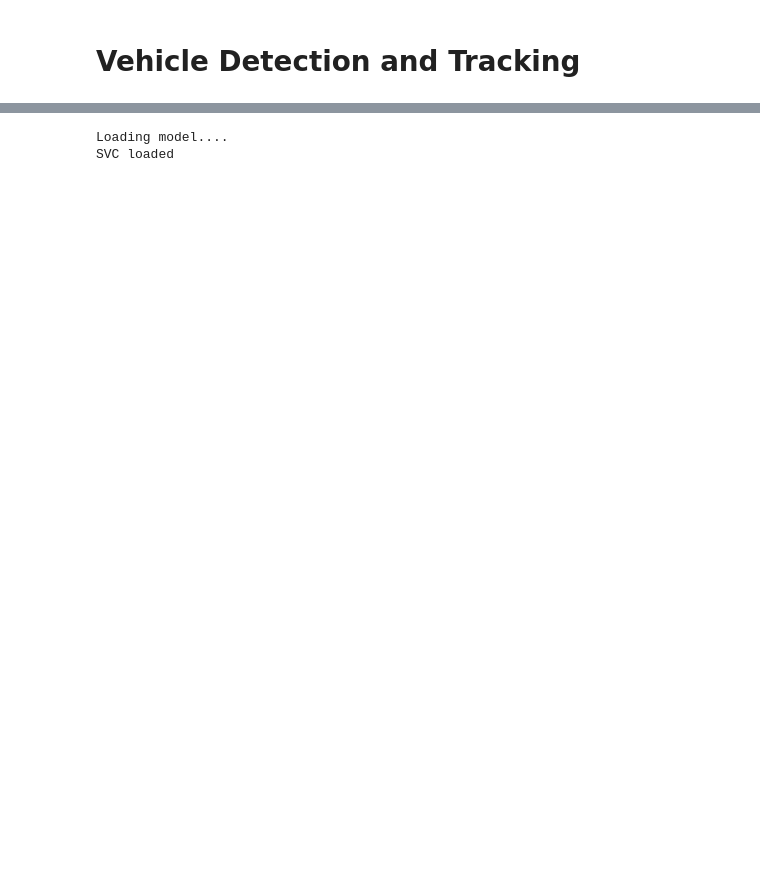
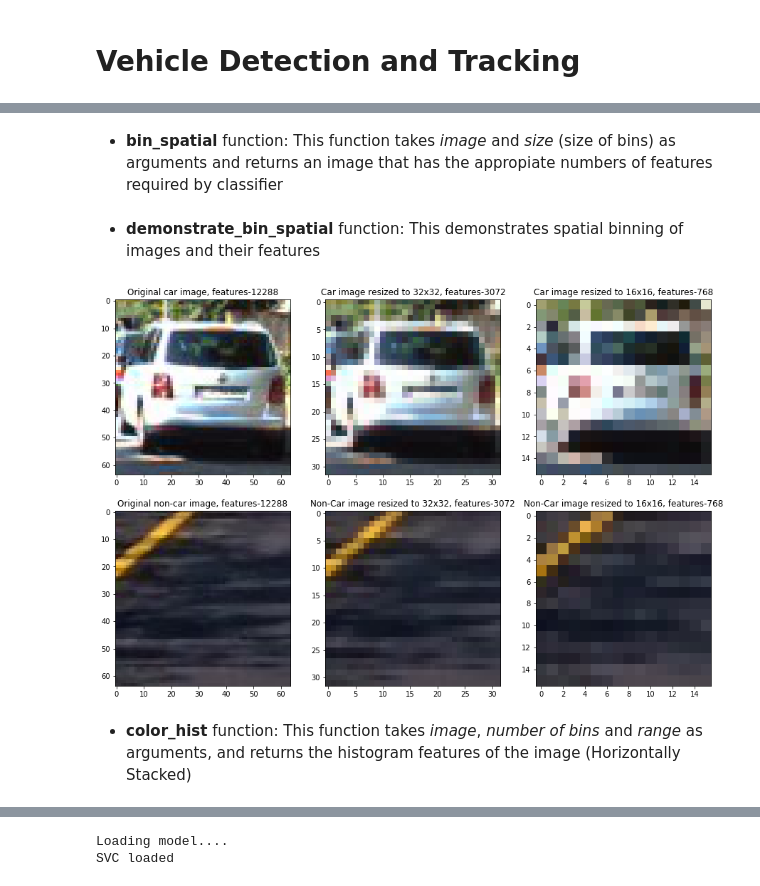
Before and after one commit to rekon/CarND-Vehicle-Detection-ML, a Jupyter notebook: code.ipynb, the cells around one changed output, grey strips where cells are left out. Drawn from its saved outputs; the diff is of its cells as text; code cells hidden in the pictures; blank space fills up the shorter version.

```diff
--- a/code.ipynb
+++ b/code.ipynb
@@ -53,9 +125,53 @@ def get_hog_features(img, orient, pix_per_cell, cell_per_block,
+# %% [markdown]
+- **bin_spatial** function: This function takes *image* and *size* (size of bins) as arguments and returns an image that has the appropiate numbers of features required by classifier
 # %%
 def bin_spatial(img, size=(16, 16)):
     color1 = cv2.resize(img[:,:,0], size).ravel()
     color2 = cv2.resize(img[:,:,1], size).ravel()
     color3 = cv2.resize(img[:,:,2], size).ravel()
     return np.hstack((color1, color2, color3))
+# %% [markdown]
+- **demonstrate_bin_spatial** function: This demonstrates spatial binning of images and their features
+# %%
+def demonstrate_bin_spatial():
+    # Take a car and a non-car image and apply spatial binning
+    car_image = mpimg.imread('./test_images/car.jpg')
+    non_car_image = mpimg.imread('./test_images/non_car.jpg')
+
+    plt.figure(figsize=(15,10))
+    plt.subplot(2,3,1)
+    plt.imshow(car_image)
+    plt.title('Original car image, features-'+ str(len(car_image.ravel())))
+
+    plt.subplot(2,3,2)
+    car_image_sbin = cv2.resize(car_image, (32,32))
+    plt.imshow(car_image_sbin)
+    plt.title('Car image resized to 32x32, features-'+ str(len(car_image_sbin.ravel())))
+
+    plt.subplot(2,3,3)
+    car_image_sbin = cv2.resize(car_image, (16,16))
+    plt.imshow(car_image_sbin)
+    plt.title('Car image resized to 16x16, features-'+ str(len(car_image_sbin.ravel())))
+
+    plt.subplot(2,3,4)
+    plt.imshow(non_car_image)
+    plt.title('Original non-car image, features-'+ str(len(non_car_image.ravel())))
+
+    plt.subplot(2,3,5)
+    non_car_image_sbin = cv2.resize(non_car_image, (32,32))
+    plt.imshow(non_car_image_sbin)
+    plt.title('Non-Car image resized to 32x32, features-'+ str(len(non_car_image_sbin.ravel())))
+
+    plt.subplot(2,3,6)
+    non_car_image_sbin = cv2.resize(non_car_image, (16,16))
+    plt.imshow(non_car_image_sbin)
+    plt.title('Non-Car image resized to 16x16, features-'+ str(len(non_car_image_sbin.ravel())))
+
+demonstrate_bin_spatial()
+# %% [output]
+[figure, added]
+# %% [markdown]
+- **color_hist** function: This function takes *image*, *number of bins* and *range* as arguments, and returns the histogram features of the image (Horizontally Stacked)
 # %%
 def color_hist(img, nbins=16, bins_range=(0, 256)):
     # Compute the histogram of the color channels separately
```
Also changed, not shown: parts of 37 cells of this notebook, 20 other files.
